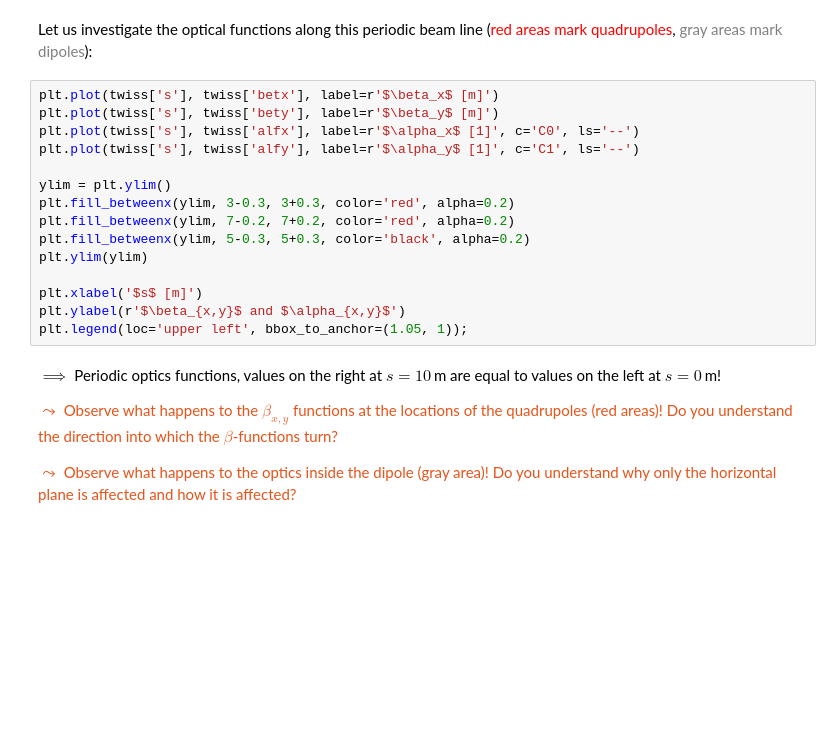
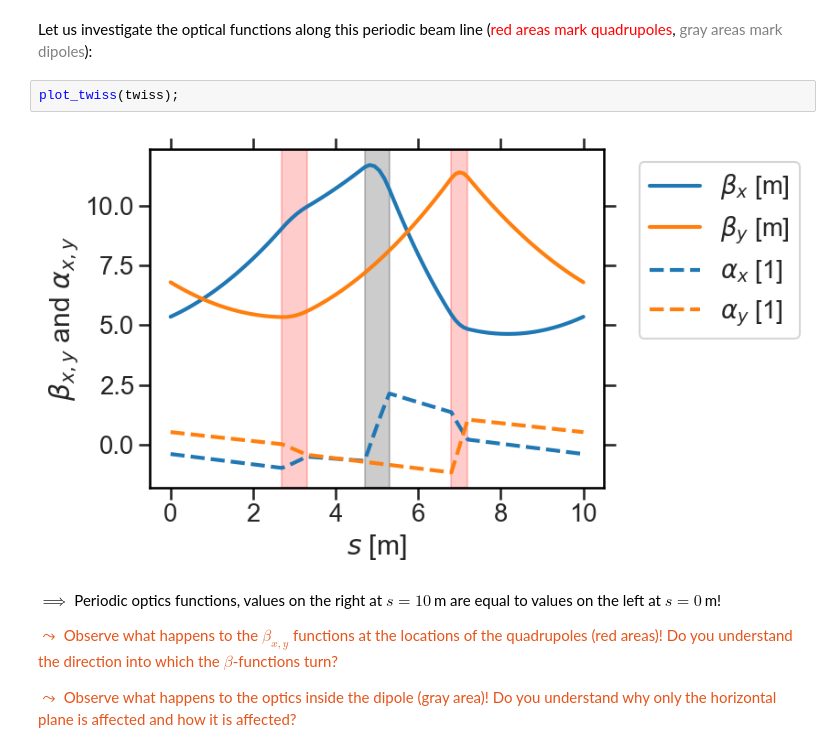
Before and after one commit to aoeftiger/UOXF-AP-2026, a Jupyter notebook: lecture5/lecture.ipynb, the cells around one changed output. Drawn from its saved outputs; the diff is of its cells as text; blank space fills up the shorter version.

```diff
--- a/lecture5/lecture.ipynb
+++ b/lecture5/lecture.ipynb
@@ -331,20 +363,9 @@ twiss = madx.twiss();
 # %% [markdown]
 Let us investigate the optical functions along this periodic beam line (<span style='color:red;'>red areas mark quadrupoles</span>, <span style='color:gray;'>gray areas mark dipoles</span>):
 # %%
-plt.plot(twiss['s'], twiss['betx'], label=r'$\beta_x$ [m]')
-plt.plot(twiss['s'], twiss['bety'], label=r'$\beta_y$ [m]')
-plt.plot(twiss['s'], twiss['alfx'], label=r'$\alpha_x$ [1]', c='C0', ls='--')
-plt.plot(twiss['s'], twiss['alfy'], label=r'$\alpha_y$ [1]', c='C1', ls='--')
-
-ylim = plt.ylim()
-plt.fill_betweenx(ylim, 3-0.3, 3+0.3, color='red', alpha=0.2)
-plt.fill_betweenx(ylim, 7-0.2, 7+0.2, color='red', alpha=0.2)
-plt.fill_betweenx(ylim, 5-0.3, 5+0.3, color='black', alpha=0.2)
-plt.ylim(ylim)
-
-plt.xlabel('$s$ [m]')
-plt.ylabel(r'$\beta_{x,y}$ and $\alpha_{x,y}$')
-plt.legend(loc='upper left', bbox_to_anchor=(1.05, 1));
+plot_twiss(twiss);
+# %% [output]
+[figure, added]
 # %% [markdown]
 $\implies$ Periodic optics functions, values on the right at $s=10\,$m are equal to values on the left at $s=0\,$m!
 
```
Also changed, not shown: parts of 19 cells of this notebook, 3 other files.
